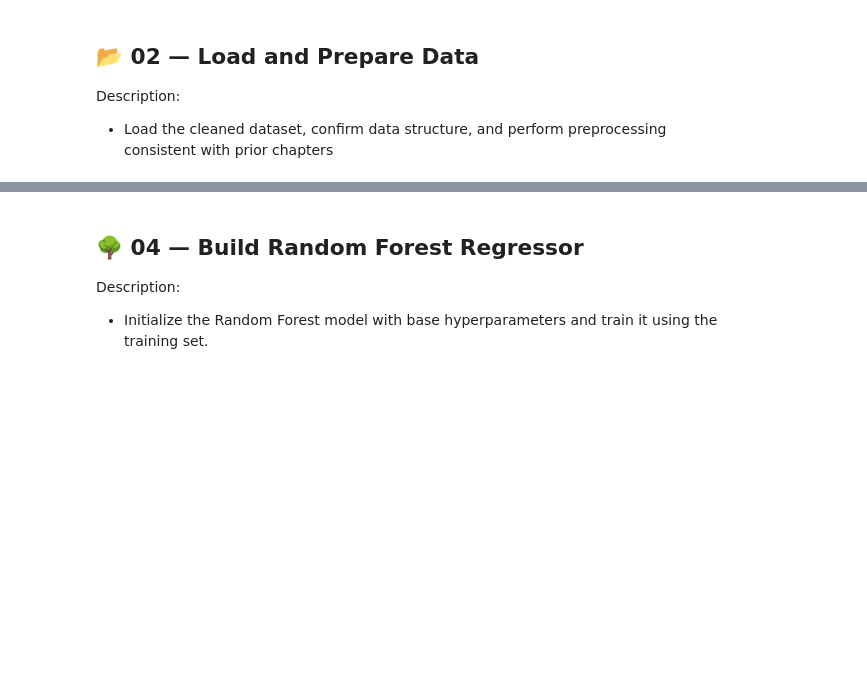
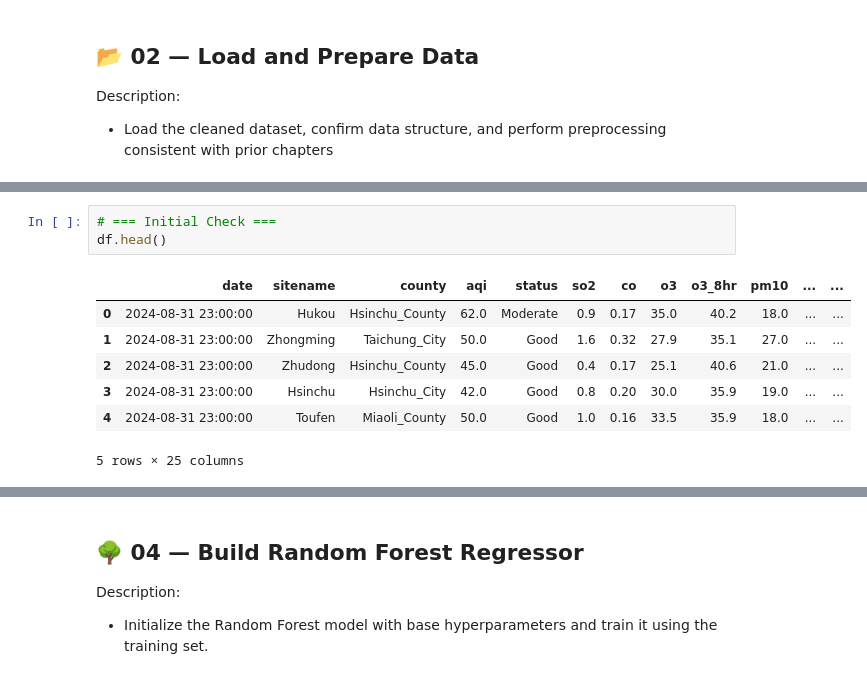
Before and after one commit to chgwyellow/air_pollution_analysis, a Jupyter notebook: notebook/04_nonlinear_modeling.ipynb, the cells around one changed output, grey strips where cells are left out. Drawn from its saved outputs; the diff is of its cells as text; blank space fills up the shorter version.

```diff
--- a/notebook/04_nonlinear_modeling.ipynb
+++ b/notebook/04_nonlinear_modeling.ipynb
@@ -16,0 +70,11 @@ Description:
+# %%
+# === Initial Check ===
+df.head()
+# %% [output]
+|  | date | sitename | county | aqi | status | so2 | co | o3 | o3_8hr | pm10 | ... | ... |
+| 0 | 2024-08-31 23:00:00 | Hukou | Hsinchu_County | 62.0 | Moderate | 0.9 | 0.17 | 35.0 | 40.2 | 18.0 | ... | ... |
+| 1 | 2024-08-31 23:00:00 | Zhongming | Taichung_City | 50.0 | Good | 1.6 | 0.32 | 27.9 | 35.1 | 27.0 | ... | ... |
+| 2 | 2024-08-31 23:00:00 | Zhudong | Hsinchu_County | 45.0 | Good | 0.4 | 0.17 | 25.1 | 40.6 | 21.0 | ... | ... |
+| 3 | 2024-08-31 23:00:00 | Hsinchu | Hsinchu_City | 42.0 | Good | 0.8 | 0.20 | 30.0 | 35.9 | 19.0 | ... | ... |
+| 4 | 2024-08-31 23:00:00 | Toufen | Miaoli_County | 50.0 | Good | 1.0 | 0.16 | 33.5 | 35.9 | 18.0 | ... | ... |
+5 rows × 25 columns
```
Also changed, not shown: parts of 19 cells of this notebook, 1 other file.
